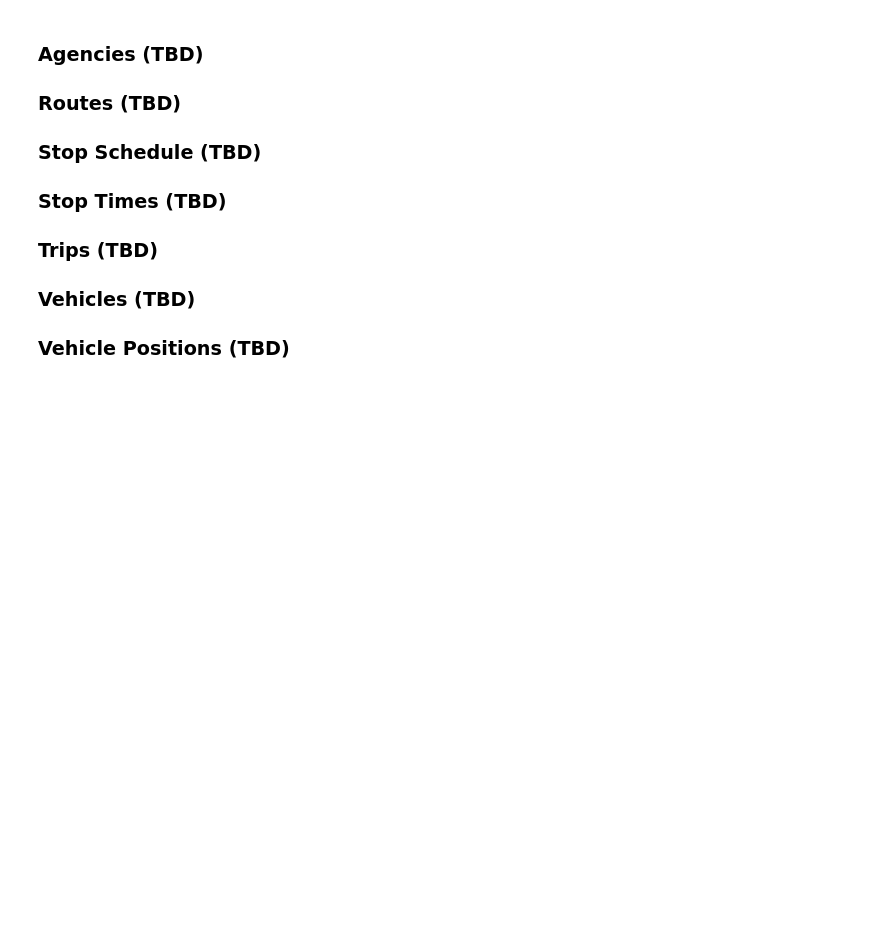
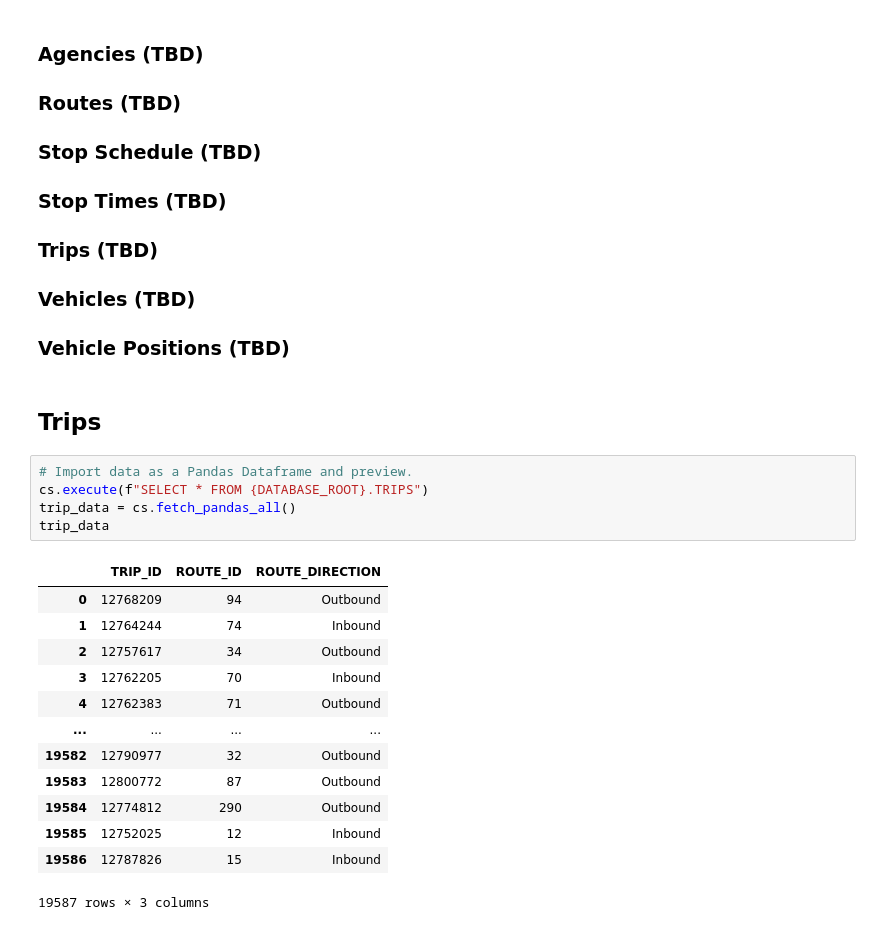
Before and after one commit to ResourceDataInc/TransportationHubPipeline, a Jupyter notebook: notebooks/transportation_hub_eda.ipynb, the cells around one changed output. Drawn from its saved outputs; the diff is of its cells as text; blank space fills up the shorter version.

```diff
--- a/notebooks/transportation_hub_eda.ipynb
+++ b/notebooks/transportation_hub_eda.ipynb
@@ -213,3 +218,24 @@ trip_delay_data
 ### Vehicles (TBD)
 
 ### Vehicle Positions (TBD)
+# %% [markdown]
+## Trips
+# %%
+# Import data as a Pandas Dataframe and preview.
+cs.execute(f"SELECT * FROM {DATABASE_ROOT}.TRIPS")
+trip_data = cs.fetch_pandas_all()
+trip_data
+# %% [output]
+|  | TRIP_ID | ROUTE_ID | ROUTE_DIRECTION |
+| 0 | 12768209 | 94 | Outbound |
+| 1 | 12764244 | 74 | Inbound |
+| 2 | 12757617 | 34 | Outbound |
+| 3 | 12762205 | 70 | Inbound |
+| 4 | 12762383 | 71 | Outbound |
+| ... | ... | ... | ... |
+| 19582 | 12790977 | 32 | Outbound |
+| 19583 | 12800772 | 87 | Outbound |
+| 19584 | 12774812 | 290 | Outbound |
+| 19585 | 12752025 | 12 | Inbound |
+| 19586 | 12787826 | 15 | Inbound |
+19587 rows × 3 columns
```
Also changed, not shown: parts of 8 cells of this notebook, 1 other file.
